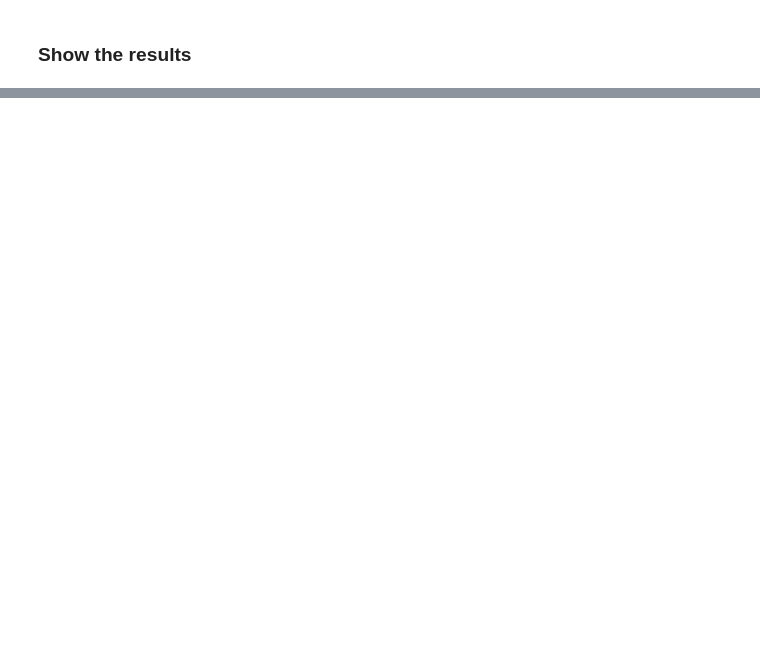
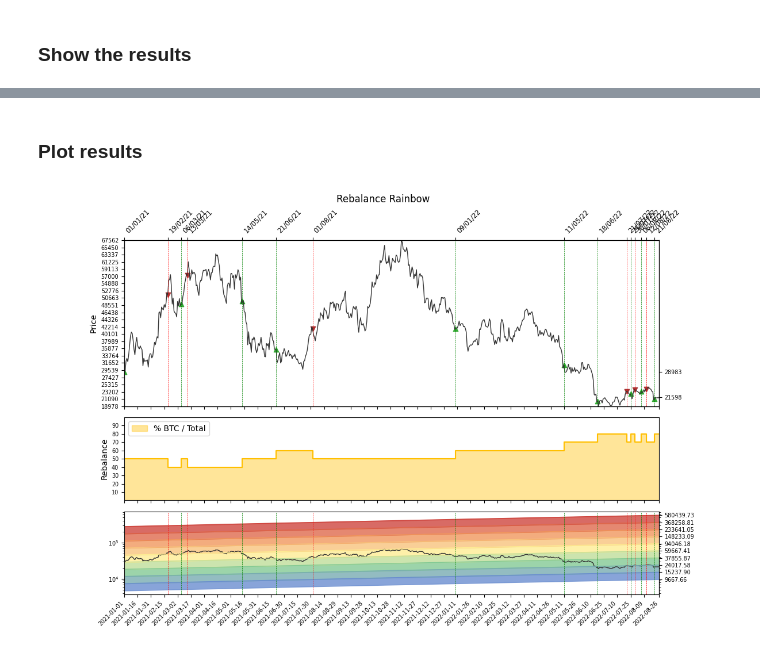
Before and after one commit to raulonlab/crypto-band-indicators, a Jupyter notebook: simulators/compare_strategies.ipynb, the cells around one changed output, grey strips where cells are left out. Cells and saved outputs as stored; diff of their text form; code cells hidden in the pictures; blank space fills up the shorter version.

```diff
--- a/simulators/compare_strategies.ipynb
+++ b/simulators/compare_strategies.ipynb
@@ -149,32 +148,3 @@ run( \
 ✔ Done HODL 100%
 # %% [markdown]
 ### Show the results
-# %%
-
-results_table = list()
-for i in range(0, len(simulation_results)):
-    strategy = simulation_results[i]
-    broker = simulation_brokers[i]
-
-    start_portfolio_value = initial_cash
-    end_cash = broker.getcash()
-    end_portfolio_value = broker.getvalue()     # Total value in USDT
-    end_position = broker.getposition(data=strategy.data)
-
-    pnl_value = end_portfolio_value - start_portfolio_value
-    pnl_percent = (pnl_value / start_portfolio_value) * 100
-
-    html_pnl_value = f"<span style='color:{'red' if pnl_value < 0 else 'green'}'>{'-' if pnl_value < 0 else '+'}{round(abs(pnl_value), 2)}<span>"
-    html_pnl_percent = f"<span style='color:{'red' if pnl_percent < 0 else 'green'}'>{'-' if pnl_percent < 0 else '+'}{round(abs(pnl_percent), 2)}<span>"
-
-    results_table.append([str(strategy), round(start_portfolio_value, 2), round(end_portfolio_value, 2), html_pnl_value, html_pnl_percent])
-
-
-display(tabulate(results_table, headers=["Simulation", "Started (USD)", "Ended (USD)", "PnL (USD)", "PnL %"], tablefmt="unsafehtml"))
-
-if plot_results:
-    for i in range(0, len(simulation_results)):
-        strategy = simulation_results[i]
-        strategy.plot()
-else:
-    simulation_results[-1].plot()
@@ -194,0 +169,14 @@ else:
+# %% [markdown]
+### Plot results
+# %%
+plot_results = True
+plot_only_winner = True
+
+if plot_results:
+    for i in range(0, len(sorted_run_results)):
+        sorted_run_results[i].plot()
+
+        if plot_only_winner:
+            break
+# %% [output]
+[figure, added]
```
Also changed, not shown: parts of 5 cells of this notebook, 10 other files.
